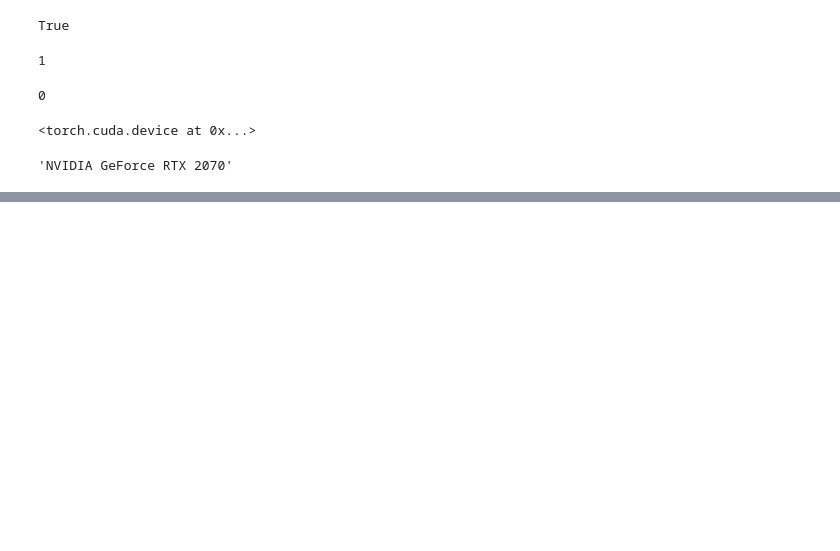
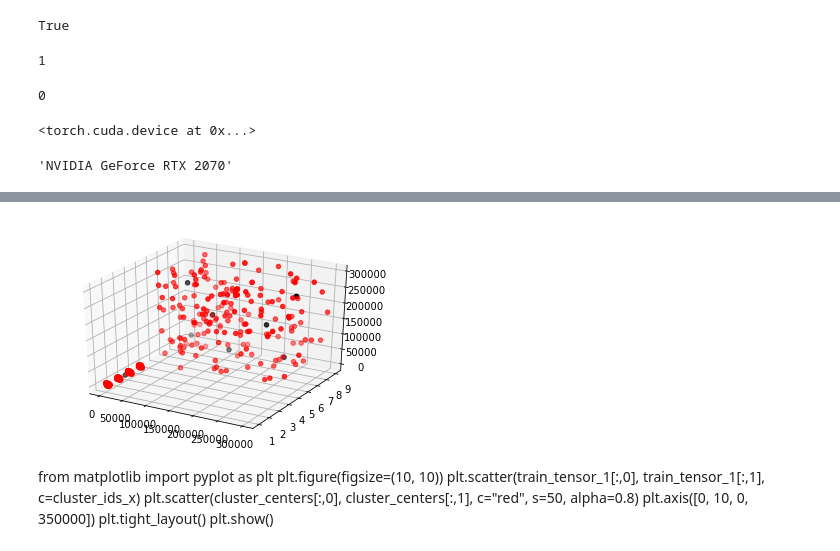
Before and after one commit to tjyang99/DB_Project, a Jupyter notebook: ML Code.ipynb, the cells around one changed output, grey strips where cells are left out. Drawn from its saved outputs; the diff is of its cells as text; code cells hidden in the pictures; blank space fills up the shorter version.

Commit message:
Added additional files from Part 3 change
Added the Jupyter Notebook files I used to create a basic data scraper to collect data that I wanted to use for the machine learning algorithm aspect

```diff
--- a/ML Code.ipynb
+++ b/ML Code.ipynb
@@ -37,14 +37,14 @@ edited_pos_train_data = np.delete(edited_pos_train_data, 0, 1)
 # get all the rows where the tag is action (the last column == 1)
 clipped_pos_1_train_data = edited_pos_train_data[np.where(edited_pos_train_data[:,4] == 1)]
 # drop that tag row and the player count and hours played rows
-cleaned_pos_1_train_data = clipped_pos_1_train_data[:, [2,3]]
+cleaned_pos_1_train_data = clipped_pos_1_train_data[:, [1,2,3]]
 
 starting_neg_train_data = np.genfromtxt("Negative_Game_Review_Data.csv", delimiter=",")
 edited_neg_train_data = np.delete(starting_neg_train_data, 0, 0)
 edited_neg_train_data = np.delete(edited_neg_train_data, 1, 1)
 edited_neg_train_data = np.delete(edited_neg_train_data, 0, 1)
 clipped_neg_1_train_data = edited_neg_train_data[np.where(edited_neg_train_data[:,4] == 1)]
-cleaned_neg_1_train_data = clipped_neg_1_train_data[:, [2,3]]
+cleaned_neg_1_train_data = clipped_neg_1_train_data[:, [1,2,3]]
 
 cleaned_train_1_data = np.concatenate((cleaned_pos_1_train_data, cleaned_neg_1_train_data), axis=0)
 
@@ -129,3 +122,20 @@ plt.show()
+# %%
+from matplotlib import pyplot as plt
+fig = plt.figure()
+ax = fig.add_subplot(projection='3d')
+ax.scatter(cleaned_train_1_data[:, [0]], cleaned_train_1_data[:, [1]], cleaned_train_1_data[:, [2]], color='red')
+ax.scatter(cluster_centers[:, [0]], cluster_centers[:, [1]], cluster_centers[:, [2]], color="black")
+plt.show()
+# %% [output]
+[figure, added]
+# %% [markdown]
+from matplotlib import pyplot as plt
+plt.figure(figsize=(10, 10))
+plt.scatter(train_tensor_1[:,0], train_tensor_1[:,1], c=cluster_ids_x)
+plt.scatter(cluster_centers[:,0], cluster_centers[:,1], c="red", s=50, alpha=0.8)
+plt.axis([0, 10, 0, 350000])
+plt.tight_layout()
+plt.show()
 # %%
 # Save centers in a csv
 cluster_centers_1_np = cluster_centers.numpy()
```
Also changed, not shown: parts of 15 cells of this notebook, 4 other files.
